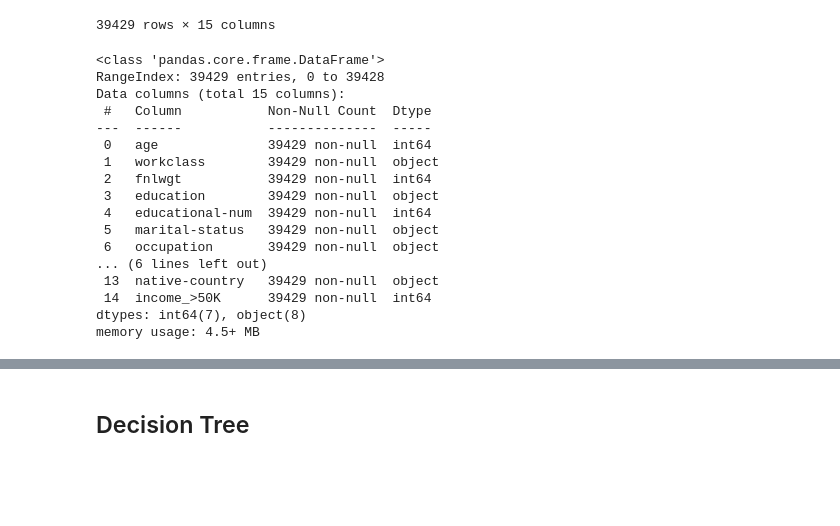
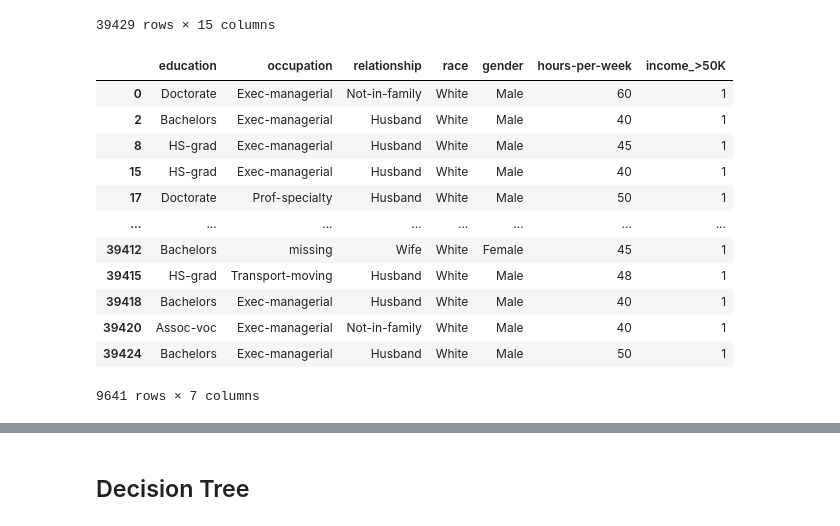
Before and after one commit to albetorres19/CapstoneSem2, a Jupyter notebook: index.ipynb, the cells around one changed output, grey strips where cells are left out. Drawn from its saved outputs; the diff is of its cells as text; code cells hidden in the pictures; blank space fills up the shorter version.

```diff
--- a/index.ipynb
+++ b/index.ipynb
@@ -28,23 +28,3 @@ df
 39429 rows × 15 columns
 # %%
 df.fillna(value='missing', inplace=True)
-# %%
-df.info()
-# %% [output]
-<class 'pandas.core.frame.DataFrame'>
-RangeIndex: 39429 entries, 0 to 39428
-Data columns (total 15 columns):
- #   Column           Non-Null Count  Dtype
----  ------           --------------  -----
- 0   age              39429 non-null  int64
- 1   workclass        39429 non-null  object
- 2   fnlwgt           39429 non-null  int64
- 3   education        39429 non-null  object
- 4   educational-num  39429 non-null  int64
- 5   marital-status   39429 non-null  object
- 6   occupation       39429 non-null  object
-... (6 lines left out)
- 13  native-country   39429 non-null  object
- 14  income_>50K      39429 non-null  int64
-dtypes: int64(7), object(8)
-memory usage: 4.5+ MB
@@ -50,0 +38,16 @@ memory usage: 4.5+ MB
+# %%
+Df2
+# %% [output]
+|  | education | occupation | relationship | race | gender | hours-per-week | income_>50K |
+| 0 | Doctorate | Exec-managerial | Not-in-family | White | Male | 60 | 1 |
+| 2 | Bachelors | Exec-managerial | Husband | White | Male | 40 | 1 |
+| 8 | HS-grad | Exec-managerial | Husband | White | Male | 45 | 1 |
+| 15 | HS-grad | Exec-managerial | Husband | White | Male | 40 | 1 |
+| 17 | Doctorate | Prof-specialty | Husband | White | Male | 50 | 1 |
+| ... | ... | ... | ... | ... | ... | ... | ... |
+| 39412 | Bachelors | missing | Wife | White | Female | 45 | 1 |
+| 39415 | HS-grad | Transport-moving | Husband | White | Male | 48 | 1 |
+| 39418 | Bachelors | Exec-managerial | Husband | White | Male | 40 | 1 |
+| 39420 | Assoc-voc | Exec-managerial | Not-in-family | White | Male | 40 | 1 |
+| 39424 | Bachelors | Exec-managerial | Husband | White | Male | 50 | 1 |
+9641 rows × 7 columns
```
Also changed, not shown: parts of 24 cells of this notebook, 1 other file.
